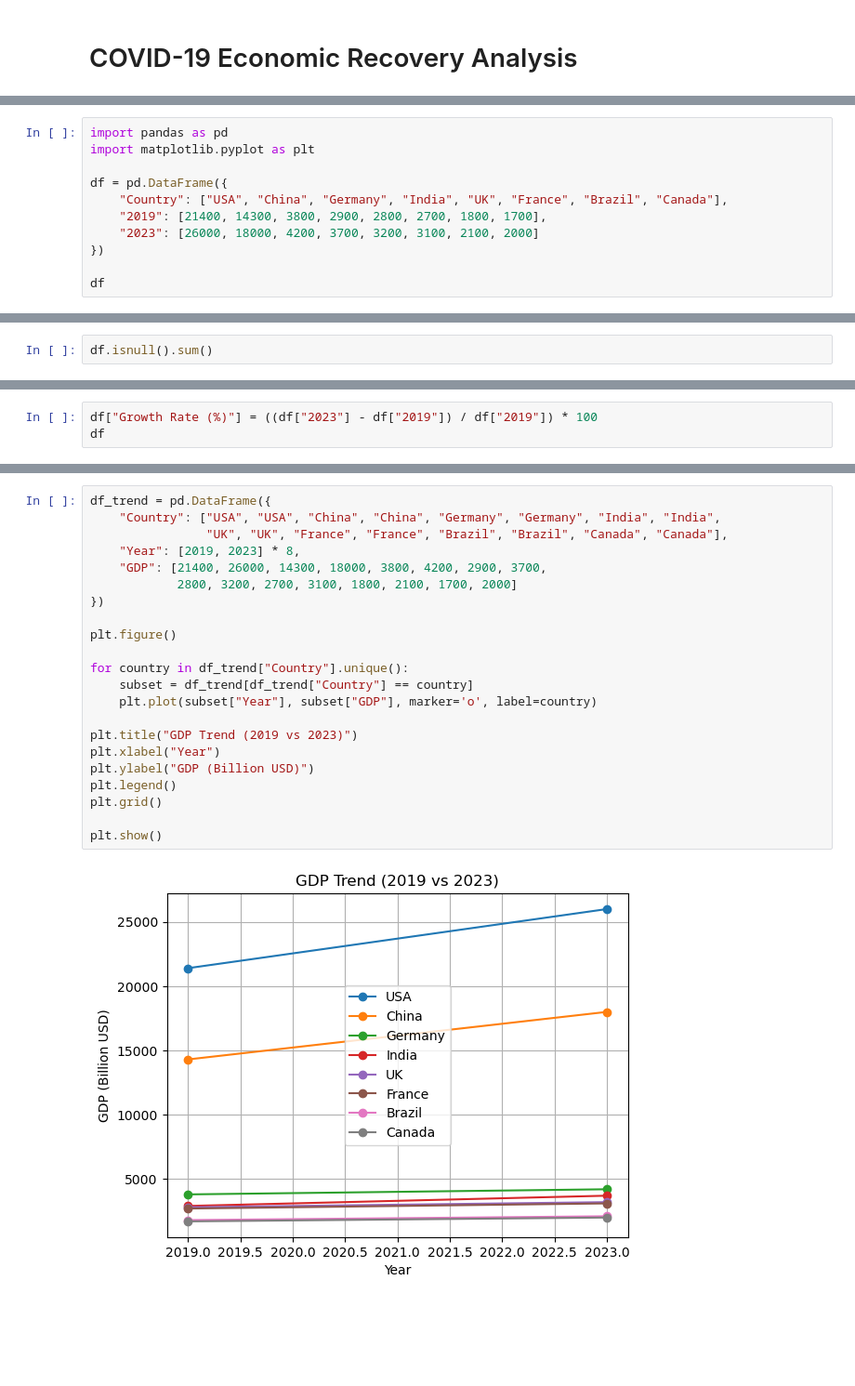
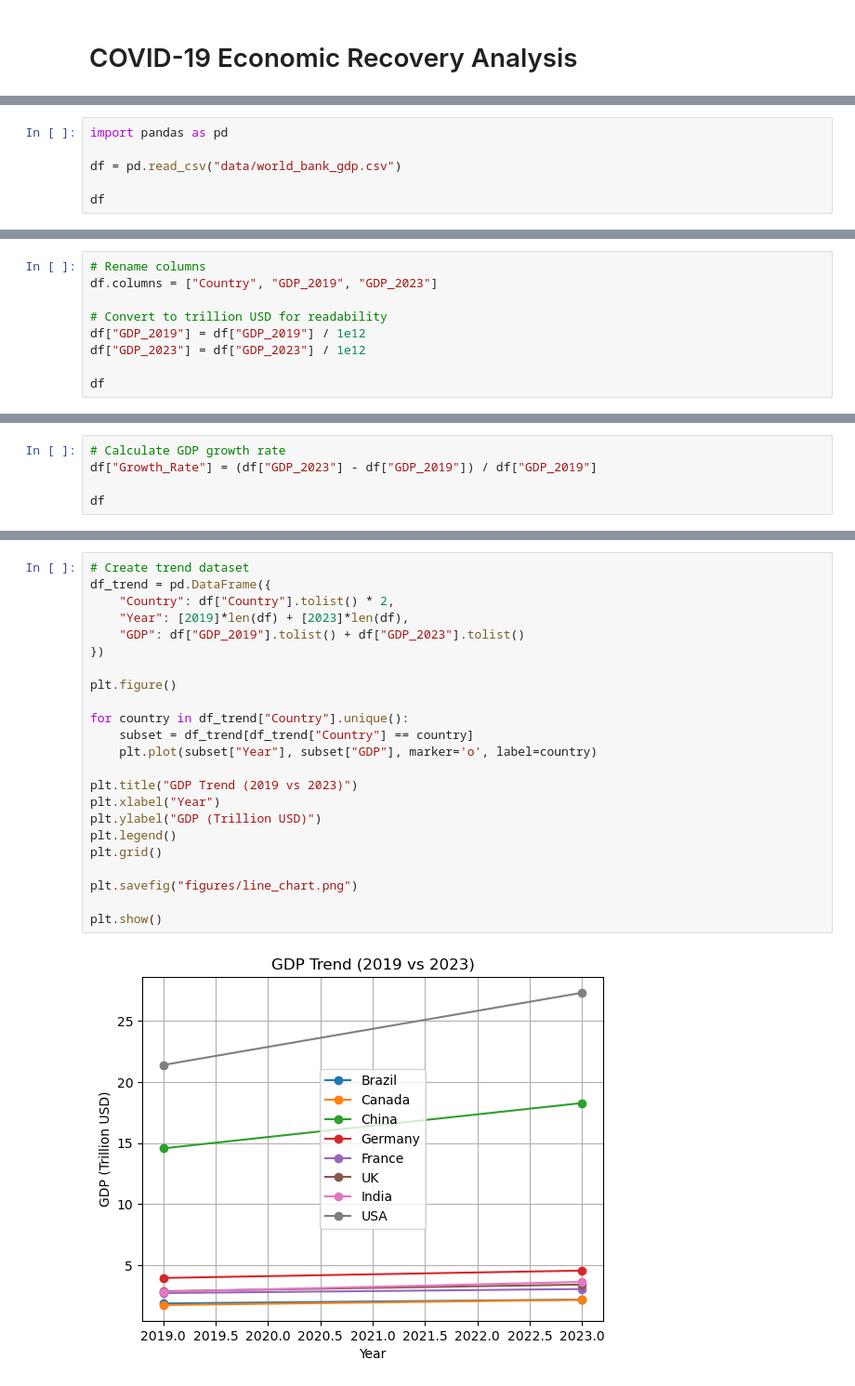
Before and after one commit to 3497816320-cmyk/acc102-covid-recovery-analysis, a Jupyter notebook: covid_recovery_analysis.ipynb, the cells around one changed output, grey strips where cells are left out. Shown at 93% size. Drawn from its saved outputs; the diff is of its cells as text; blank space fills up the shorter version.

```diff
--- a/covid_recovery_analysis.ipynb
+++ b/covid_recovery_analysis.ipynb
@@ -19,12 +17,7 @@ In this step, the dataset is created using Python and structured into a table us
 # %%
 import pandas as pd
-import matplotlib.pyplot as plt
 
-df = pd.DataFrame({
-    "Country": ["USA", "China", "Germany", "India", "UK", "France", "Brazil", "Canada"],
-    "2019": [21400, 14300, 3800, 2900, 2800, 2700, 1800, 1700],
-    "2023": [26000, 18000, 4200, 3700, 3200, 3100, 2100, 2000]
-})
+df = pd.read_csv("data/world_bank_gdp.csv")
 
 df
 # %% [output]
@@ -48,3 +35,10 @@ However, this step ensures that the data is reliable for analysis.
 # %%
-df.isnull().sum()
+# Rename columns
+df.columns = ["Country", "GDP_2019", "GDP_2023"]
+
+# Convert to trillion USD for readability
+df["GDP_2019"] = df["GDP_2019"] / 1e12
+df["GDP_2023"] = df["GDP_2023"] / 1e12
+
+df
 # %% [output]
@@ -59,4 +58,6 @@ In this section, GDP growth rates are calculated to evaluate economic recovery s
 # %%
-df["Growth Rate (%)"] = ((df["2023"] - df["2019"]) / df["2019"]) * 100
+# Calculate GDP growth rate
+df["Growth_Rate"] = (df["GDP_2023"] - df["GDP_2019"]) / df["GDP_2019"]
+
 df
 # %% [output]
@@ -103,25 +117,26 @@ The following chart illustrates GDP changes across countries.
 # %%
+# Create trend dataset
 df_trend = pd.DataFrame({
-    "Country": ["USA", "USA", "China", "China", "Germany", "Germany", "India", "India",
-                "UK", "UK", "France", "France", "Brazil", "Brazil", "Canada", "Canada"],
-    "Year": [2019, 2023] * 8,
-    "GDP": [21400, 26000, 14300, 18000, 3800, 4200, 2900, 3700,
-            2800, 3200, 2700, 3100, 1800, 2100, 1700, 2000]
+    "Country": df["Country"].tolist() * 2,
+    "Year": [2019]*len(df) + [2023]*len(df),
+    "GDP": df["GDP_2019"].tolist() + df["GDP_2023"].tolist()
 })
 
 plt.figure()
 
 for country in df_trend["Country"].unique():
     subset = df_trend[df_trend["Country"] == country]
     plt.plot(subset["Year"], subset["GDP"], marker='o', label=country)
 
 plt.title("GDP Trend (2019 vs 2023)")
 plt.xlabel("Year")
-plt.ylabel("GDP (Billion USD)")
+plt.ylabel("GDP (Trillion USD)")
 plt.legend()
 plt.grid()
 
+plt.savefig("figures/line_chart.png")
+
 plt.show()
 # %% [output]
-[figure, old version]
+[figure, new version]
 # %% [markdown]
```
Also changed, not shown: parts of 21 cells of this notebook.
